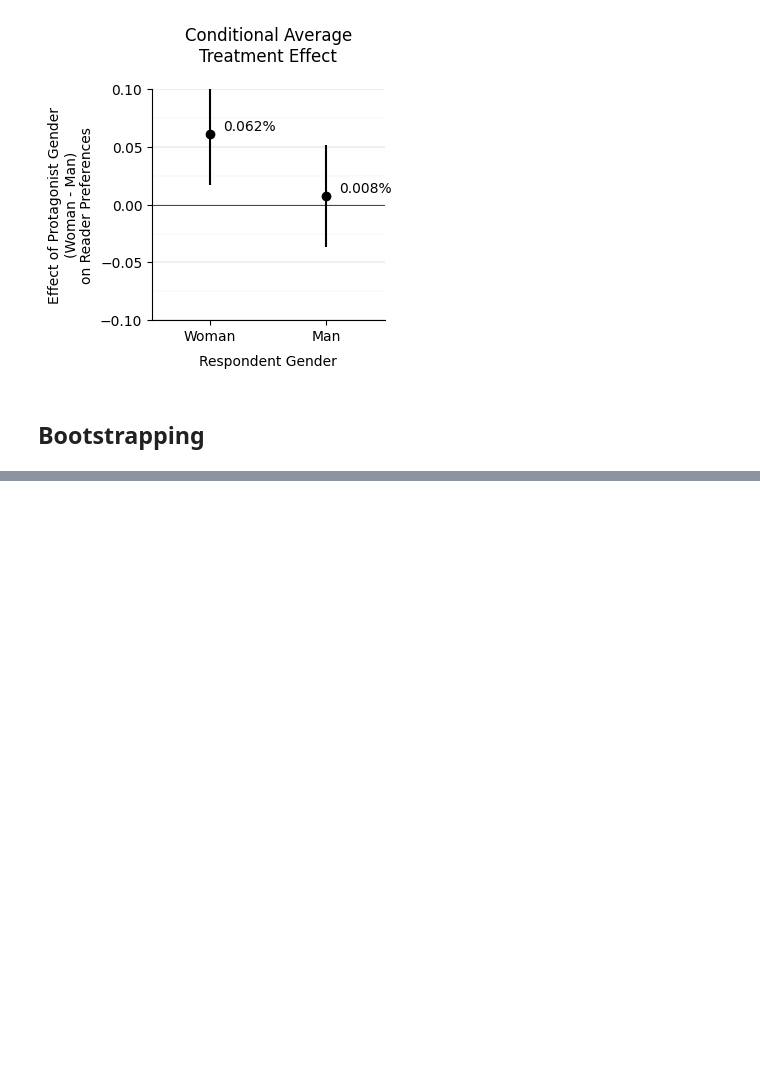
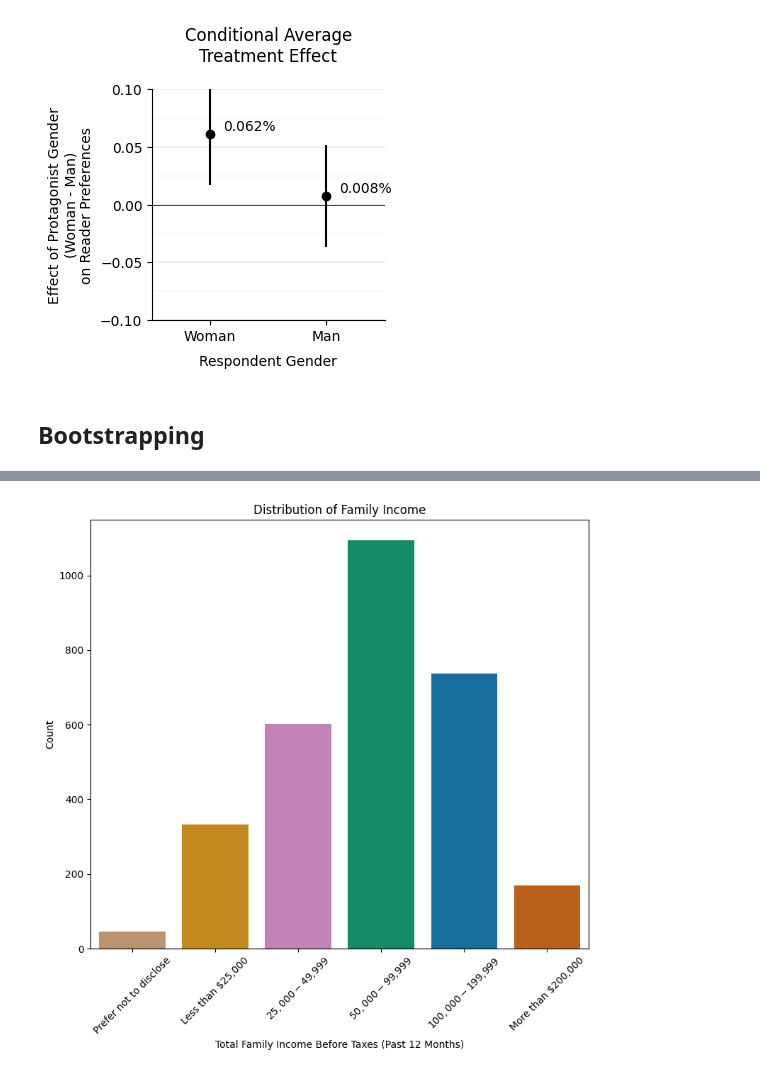
Before and after one commit to federicabologna/char-gender, a Jupyter notebook: code/analysis.ipynb, the cells around one changed output, grey strips where cells are left out. Saved outputs shown, nothing was run; the diff lists cells and outputs as text; code cells hidden in the pictures; blank space fills up the shorter version.

```diff
--- a/code/analysis.ipynb
+++ b/code/analysis.ipynb
@@ -290,0 +257,20 @@ print(f'{len(bootstrapped_ate)} Bootstrapped average treatment effects: {calcula
+# %%
+income_order = [
+    'Prefer not to disclose',
+    'Less than $25,000',
+    '$25,000-$49,999',
+    '$50,000-$99,999',
+    '$100,000-$199,999',
+    'More than $200,000'
+]
+
+plt.figure(figsize=(8, 8))
+sns.countplot(data=public, x='What was your total family income before taxes during the past 12 months?', order=income_order, palette='colorblind', hue='What was your total family income before taxes during the past 12 months?', legend=False)
+plt.title('Distribution of Family Income')
+plt.xlabel('Total Family Income Before Taxes (Past 12 Months)')
+plt.ylabel('Count')
+plt.xticks(rotation=45)
+plt.tight_layout()
+plt.show()
+# %% [output]
+[figure, added]
```
Also changed, not shown: parts of 25 cells of this notebook, 4 other files.
